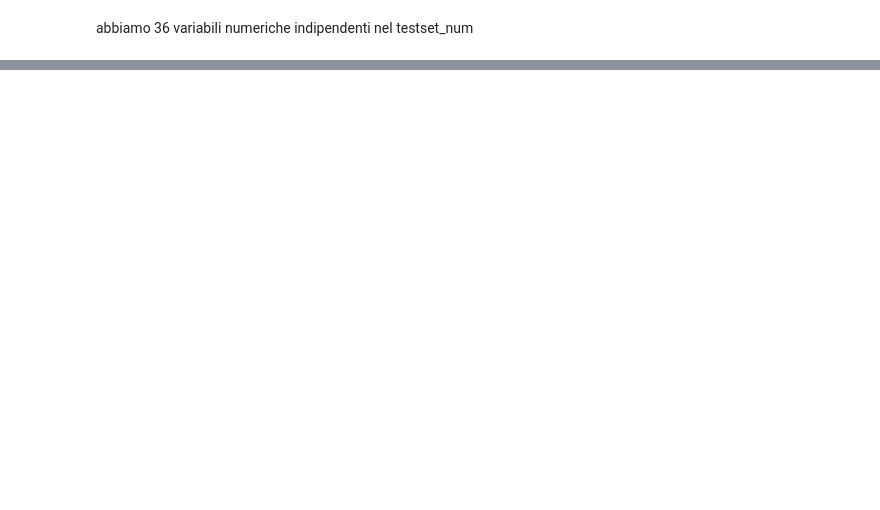
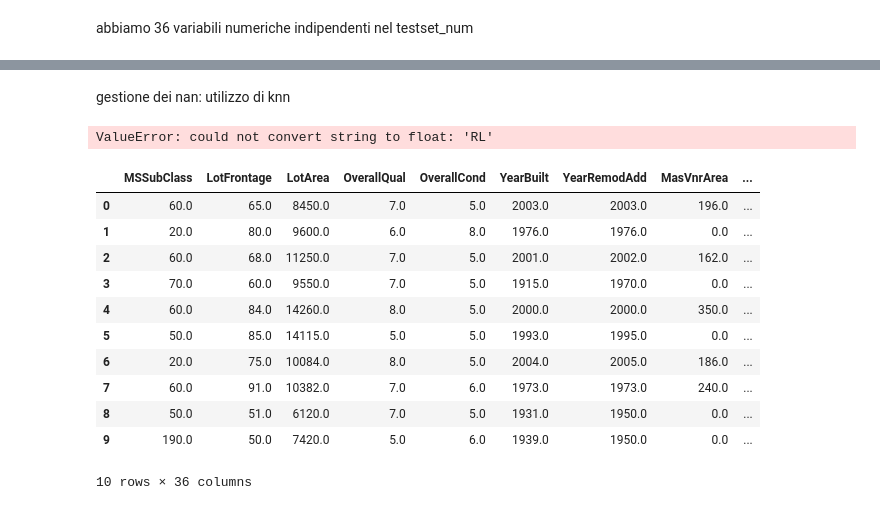
Before and after one commit to chiacchius/ML_House_prices, a Jupyter notebook: MLnotebook.ipynb, the cells around one changed output, grey strips where cells are left out. Cells and saved outputs as stored; diff of their text form; code cells hidden in the pictures; blank space fills up the shorter version.

```diff
--- a/MLnotebook.ipynb
+++ b/MLnotebook.ipynb
@@ -205,0 +237,26 @@ data exploration: correlazione
+# %% [markdown]
+gestione dei nan: utilizzo di knn
+# %%
+#nan management
+trainset.isna().sum()
+#use knn
+imputer = KNNImputer(n_neighbors=1, weights="uniform")
+trainset[:] = imputer.fit_transform(trainset)
+# %% [output]
+ValueError: could not convert string to float: 'RL'
+# %%
+#trainset_num.isna().sum()
+trainset.head(10)
+# %% [output]
+|  | MSSubClass | LotFrontage | LotArea | OverallQual | OverallCond | YearBuilt | YearRemodAdd | MasVnrArea | ... |
+| 0 | 60.0 | 65.0 | 8450.0 | 7.0 | 5.0 | 2003.0 | 2003.0 | 196.0 | ... |
+| 1 | 20.0 | 80.0 | 9600.0 | 6.0 | 8.0 | 1976.0 | 1976.0 | 0.0 | ... |
+| 2 | 60.0 | 68.0 | 11250.0 | 7.0 | 5.0 | 2001.0 | 2002.0 | 162.0 | ... |
+| 3 | 70.0 | 60.0 | 9550.0 | 7.0 | 5.0 | 1915.0 | 1970.0 | 0.0 | ... |
+| 4 | 60.0 | 84.0 | 14260.0 | 8.0 | 5.0 | 2000.0 | 2000.0 | 350.0 | ... |
+| 5 | 50.0 | 85.0 | 14115.0 | 5.0 | 5.0 | 1993.0 | 1995.0 | 0.0 | ... |
+| 6 | 20.0 | 75.0 | 10084.0 | 8.0 | 5.0 | 2004.0 | 2005.0 | 186.0 | ... |
+| 7 | 60.0 | 91.0 | 10382.0 | 7.0 | 6.0 | 1973.0 | 1973.0 | 240.0 | ... |
+| 8 | 50.0 | 51.0 | 6120.0 | 7.0 | 5.0 | 1931.0 | 1950.0 | 0.0 | ... |
+| 9 | 190.0 | 50.0 | 7420.0 | 5.0 | 6.0 | 1939.0 | 1950.0 | 0.0 | ... |
+10 rows × 36 columns
```
Also changed, not shown: parts of 7 cells of this notebook, 1 other file.
